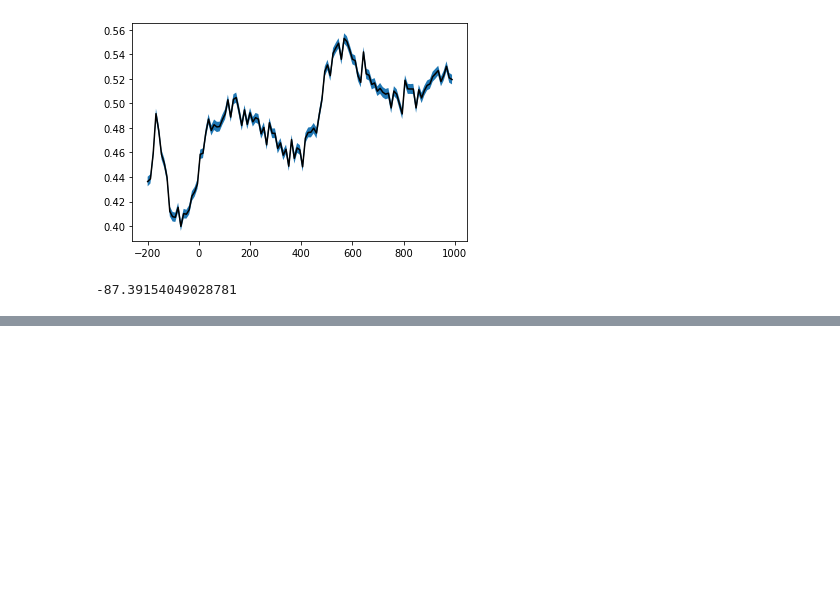
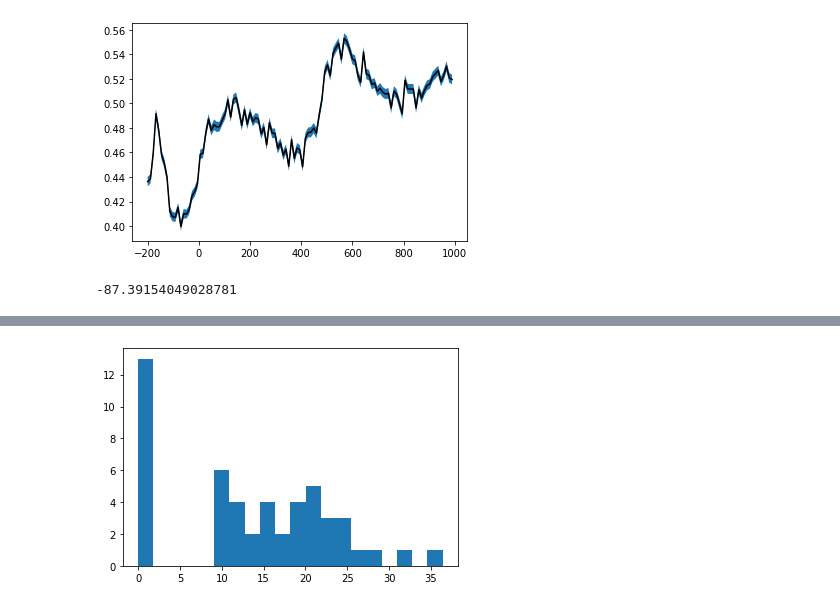
Before and after one commit to simpleParadox/jwlab_eeg, a Jupyter notebook: classification/notebooks/cluster_analysis_perm.ipynb, the cells around one changed output, grey strips where cells are left out. Cells and saved outputs as stored; diff of their text form; code cells hidden in the pictures; blank space fills up the shorter version.

```diff
--- a/classification/notebooks/cluster_analysis_perm.ipynb
+++ b/classification/notebooks/cluster_analysis_perm.ipynb
@@ -208,0 +125,5 @@ plt.show()
+# %%
+plt.hist(arrTmass_pos, bins = 20)
+plt.show()
+# %% [output]
+[figure, added]
```
Also changed, not shown: parts of 20 cells of this notebook, 3 other files.
